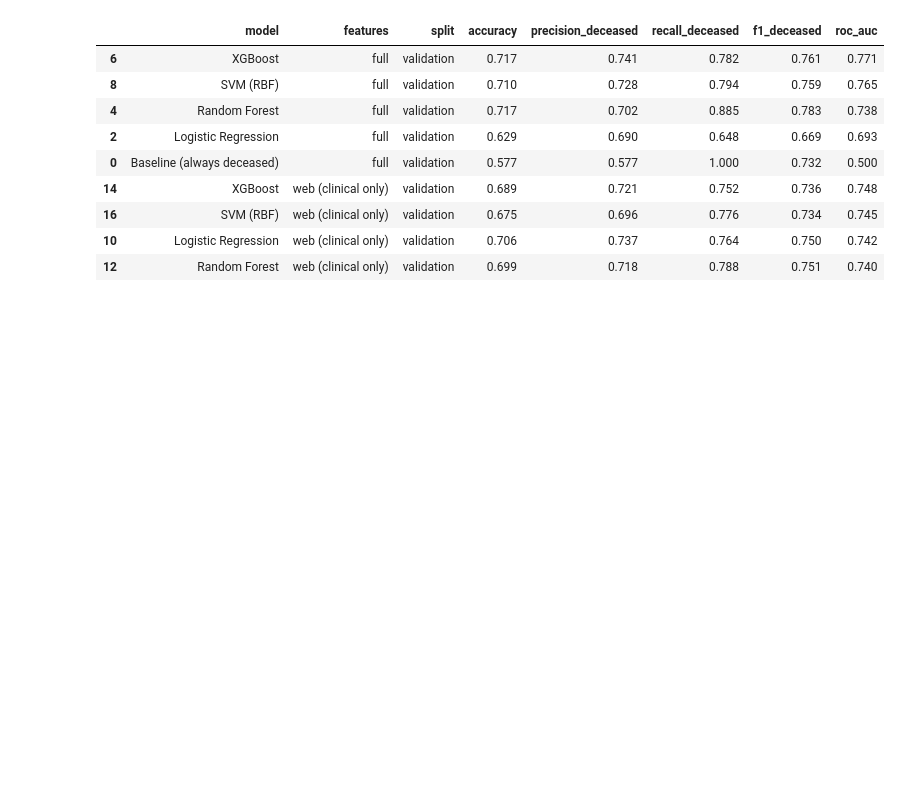
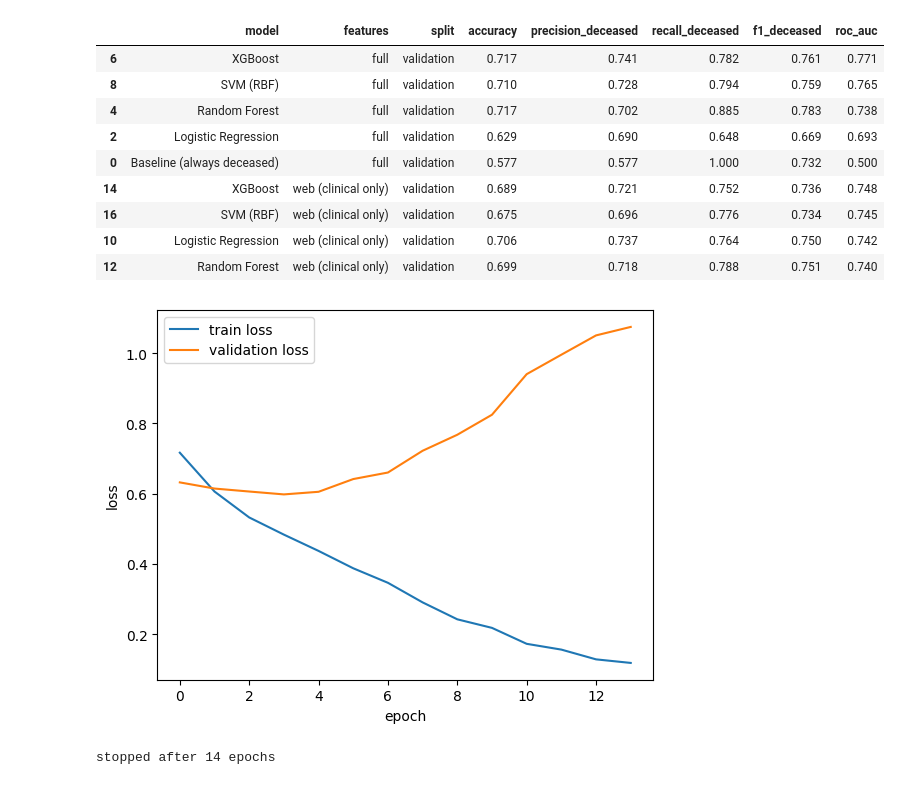
Before and after one commit to ParthHarde/breast-cancer-project, a Jupyter notebook: metabric/01_metabric_data.ipynb, the cells around one changed output. Saved outputs shown, nothing was run; the diff lists cells and outputs as text; code cells hidden in the pictures; blank space fills up the shorter version.

```diff
--- a/metabric/01_metabric_data.ipynb
+++ b/metabric/01_metabric_data.ipynb
@@ -525,3 +525,43 @@ res[res.split == "validation"].sort_values(["features", "roc_auc"], ascending=[T
 | 12 | Random Forest | web (clinical only) | validation | 0.699 | 0.718 | 0.788 | 0.751 | 0.740 |
 # %%
 res.to_csv(f"{BASE}/results/validation_results_day1.csv", index=False)
+# %%
+import tensorflow as tf
+from tensorflow import keras
+
+def build_nn(input_dim, lr=0.001, dropout=0.3):
+    keras.utils.set_random_seed(42)
+    m = keras.Sequential([
+        keras.layers.Input(shape=(input_dim,)),
+        keras.layers.Dense(64, activation="relu"),
+        keras.layers.Dropout(dropout),
+        keras.layers.Dense(32, activation="relu"),
+        keras.layers.Dropout(dropout),
+        keras.layers.Dense(1, activation="sigmoid"),
+    ])
+    m.compile(optimizer=keras.optimizers.Adam(learning_rate=lr),
+              loss="binary_crossentropy", metrics=["accuracy"])
+    return m
+
+def train_nn(m, Xa, ya, Xb, yb, epochs=100, batch_size=32):
+    es = keras.callbacks.EarlyStopping(monitor="val_loss", patience=10,
+                                       restore_best_weights=True)
+    return m.fit(Xa.astype("float32"), ya.values,
+                 validation_data=(Xb.astype("float32"), yb.values),
+                 epochs=epochs, batch_size=batch_size, callbacks=[es], verbose=0)
+
+def plot_history(h):
+    plt.plot(h.history["loss"], label="train loss")
+    plt.plot(h.history["val_loss"], label="validation loss")
+    plt.xlabel("epoch"); plt.ylabel("loss"); plt.legend(); plt.show()
+# %%
+nn = build_nn(Xtr.shape[1])
+h = train_nn(nn, Xtr, y_train, Xval, y_val)
+plot_history(h)
+print("stopped after", len(h.history["loss"]), "epochs")
+
+log_result("Neural network", y_train, nn.predict(Xtr.astype("float32"), verbose=0).ravel(), "full", "train")
+log_result("Neural network", y_val,   nn.predict(Xval.astype("float32"), verbose=0).ravel(), "full", "validation")
+# %% [output]
+[figure, added]
+stopped after 14 epochs
```
Also changed, not shown: parts of 19 cells of this notebook.
